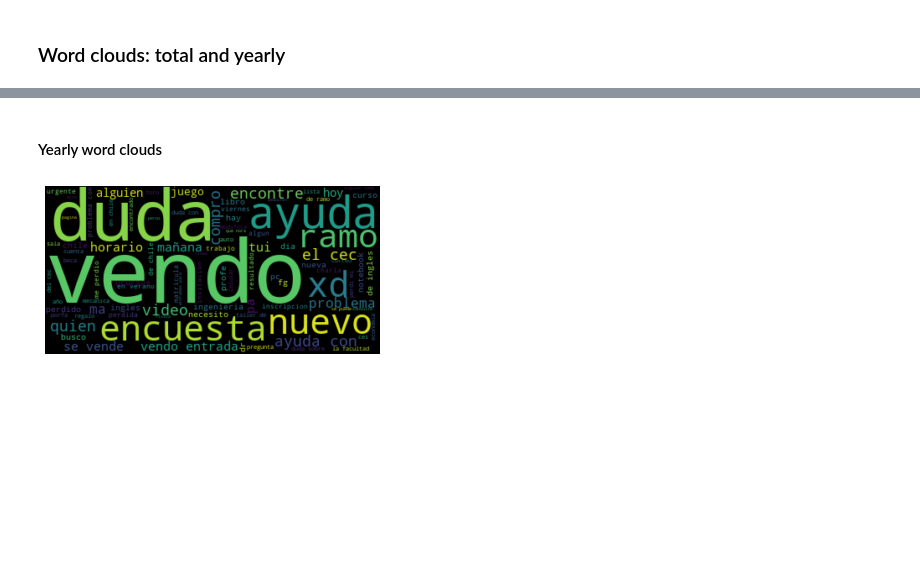
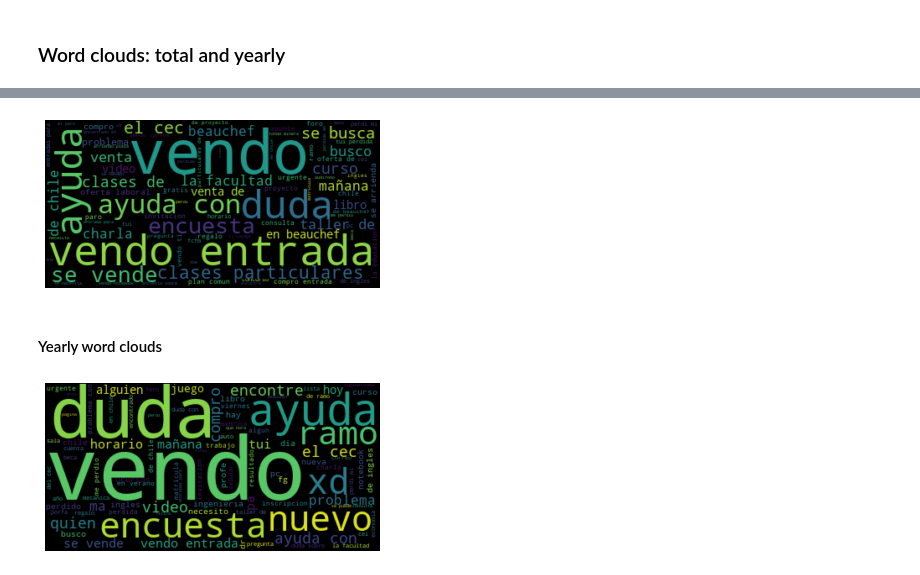
Before and after one commit to martinKindall/forum_analysis_wordclouds, a Jupyter notebook: Forum_analysis.ipynb, the cells around one changed output, grey strips where cells are left out. Saved outputs shown, nothing was run; the diff lists cells and outputs as text; code cells hidden in the pictures; blank space fills up the shorter version.

```diff
--- a/Forum_analysis.ipynb
+++ b/Forum_analysis.ipynb
@@ -113,3 +130,7 @@ plotWordCloud(mergedTitles)
+# %%
+plotWordCloud(onlyTitles, stopwords_es)
+# %% [output]
+[figure, added]
 # %% [markdown]
 #### Yearly word clouds
 # %%
```
Also changed, not shown: parts of 19 cells of this notebook, 2 other files.
